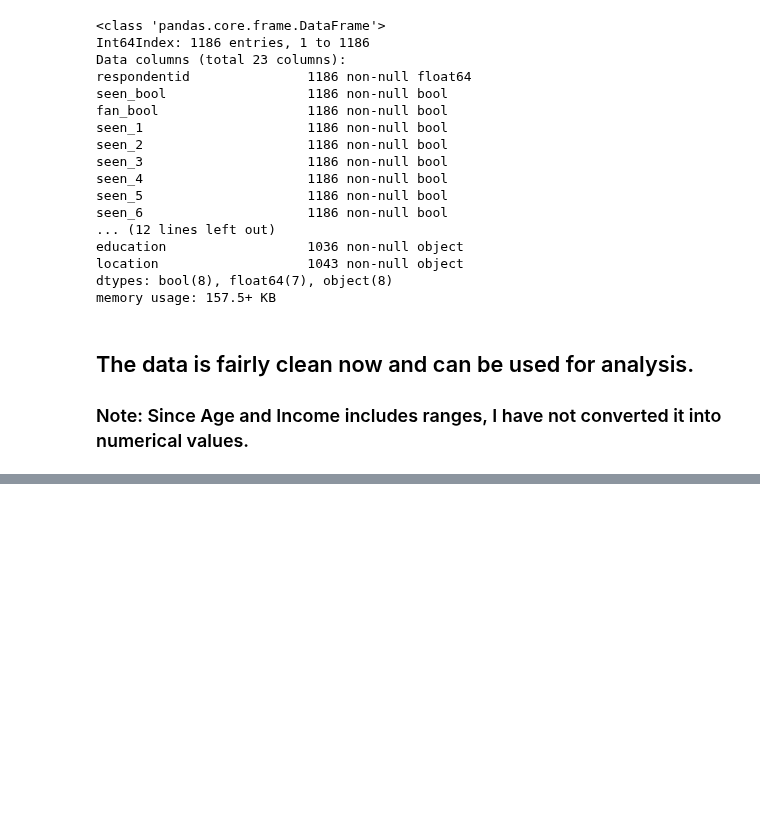
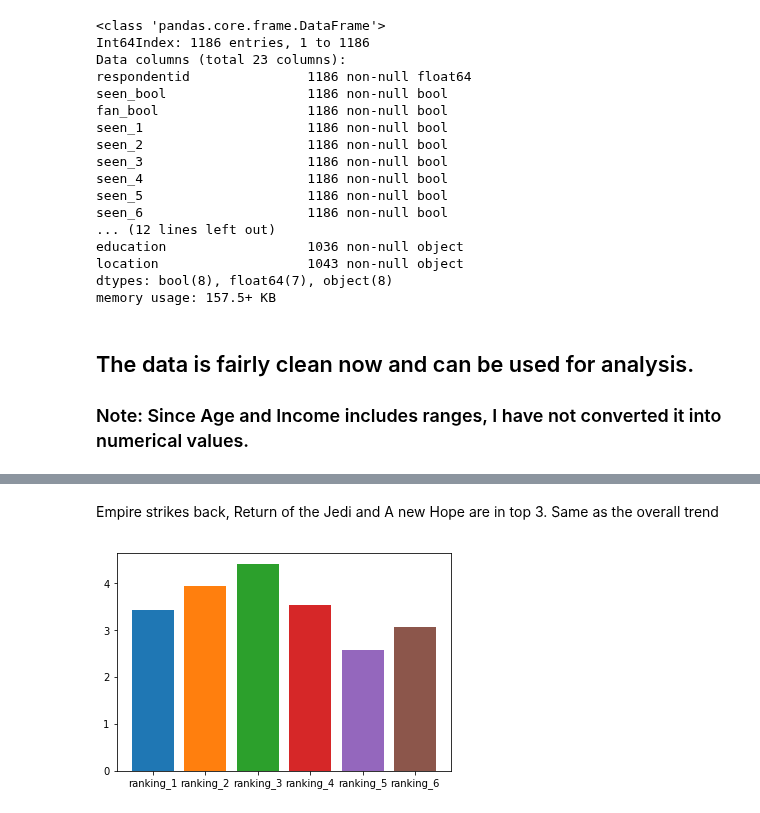
Before and after one commit to sachinprabhu90/Star-Wars, a Jupyter notebook: star_wars.ipynb, the cells around one changed output, grey strips where cells are left out. Cells and saved outputs as stored; diff of their text form; code cells hidden in the pictures; blank space fills up the shorter version.

```diff
--- a/star_wars.ipynb
+++ b/star_wars.ipynb
@@ -464,0 +542,8 @@ memory usage: 157.5+ KB
+# %% [markdown]
+Empire strikes back, Return of the Jedi and A new Hope are in top 3. Same as the overall trend
+# %%
+for name in ranking_names:
+    plt.bar(name,female[name].mean())
+plt.show()
+# %% [output]
+[figure, added]
```
Also changed, not shown: parts of 23 cells of this notebook.
